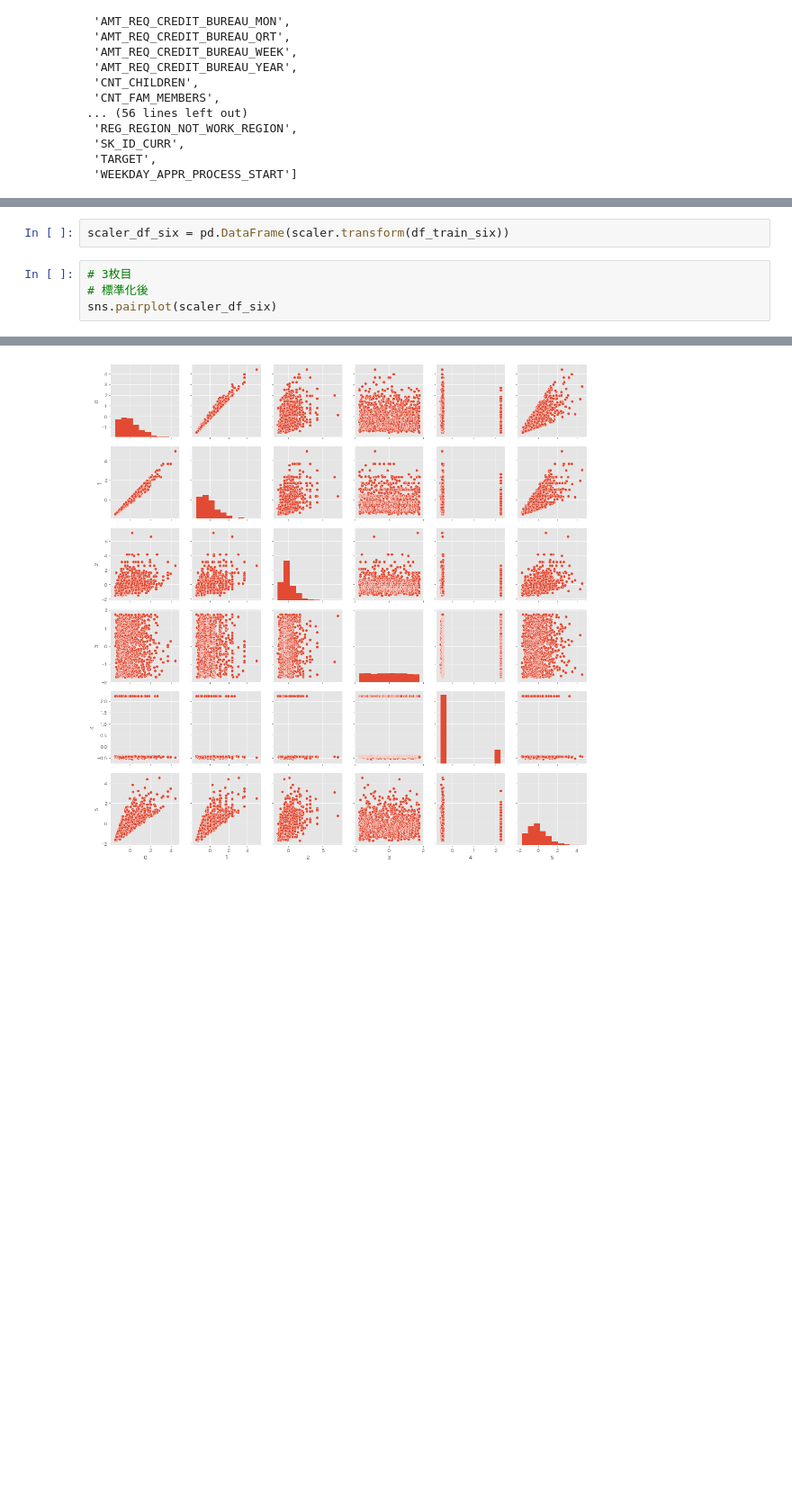
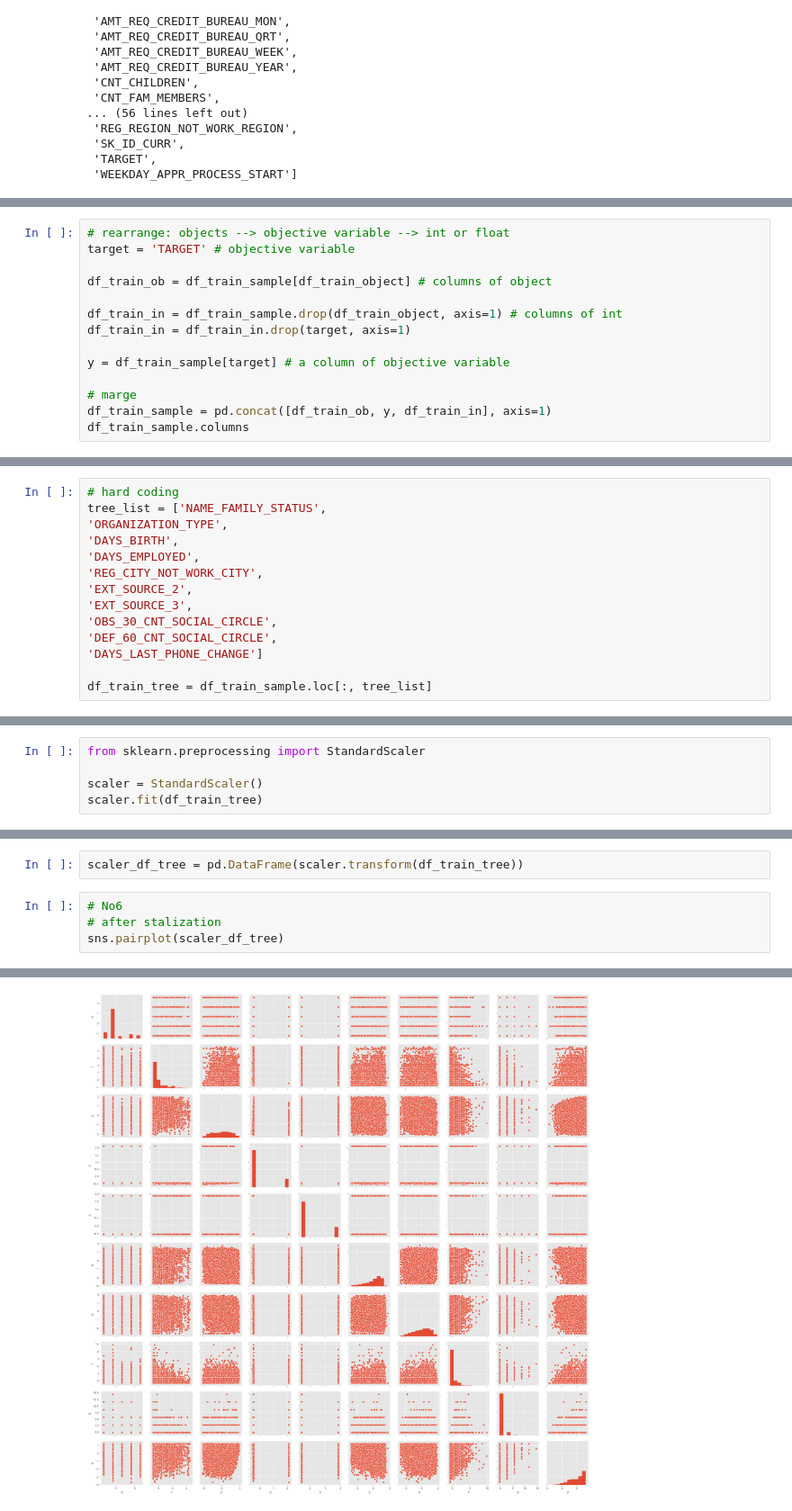
Before and after one commit to Yohei-Kawakami/diveintocode-ml, a Jupyter notebook: week3/week3-session.ipynb, the cells around one changed output, grey strips where cells are left out. Shown at 90% size. Drawn from its saved outputs; the diff is of its cells as text; blank space fills up the shorter version.

```diff
--- a/week3/week3-session.ipynb
+++ b/week3/week3-session.ipynb
@@ -403,0 +349,14 @@ StandardScaler(copy=True, with_mean=True, with_std=True)
+# %%
+# rearrange: objects --> objective variable --> int or float
+target = 'TARGET' # objective variable
+
+df_train_ob = df_train_sample[df_train_object] # columns of object
+
+df_train_in = df_train_sample.drop(df_train_object, axis=1) # columns of int
+df_train_in = df_train_in.drop(target, axis=1)
+
+y = df_train_sample[target] # a column of objective variable
+
+# marge
+df_train_sample = pd.concat([df_train_ob, y, df_train_in], axis=1)
+df_train_sample.columns
@@ -403,0 +533,14 @@ StandardScaler(copy=True, with_mean=True, with_std=True)
+# %%
+# hard coding
+tree_list = ['NAME_FAMILY_STATUS',
+'ORGANIZATION_TYPE',
+'DAYS_BIRTH',
+'DAYS_EMPLOYED',
+'REG_CITY_NOT_WORK_CITY',
+'EXT_SOURCE_2',
+'EXT_SOURCE_3',
+'OBS_30_CNT_SOCIAL_CIRCLE',
+'DEF_60_CNT_SOCIAL_CIRCLE',
+'DAYS_LAST_PHONE_CHANGE']
+
+df_train_tree = df_train_sample.loc[:, tree_list]
@@ -403,0 +563,5 @@ StandardScaler(copy=True, with_mean=True, with_std=True)
+# %%
+from sklearn.preprocessing import StandardScaler
+
+scaler = StandardScaler()
+scaler.fit(df_train_tree)
@@ -409,9 +576,9 @@ array([602700.156   , 541299.069   , 167987.180655, 100740.964   ,
 # %%
-scaler_df_six = pd.DataFrame(scaler.transform(df_train_six))
+scaler_df_tree = pd.DataFrame(scaler.transform(df_train_tree))
 # %%
-# 3枚目
-# 標準化後
-sns.pairplot(scaler_df_six)
+# No6
+# after stalization
+sns.pairplot(scaler_df_tree)
 # %% [output]
 <seaborn.axisgrid.PairGrid at 0x...>
-[figure, old version]
+[figure, new version]
```
Also changed, not shown: parts of 96 cells of this notebook.
